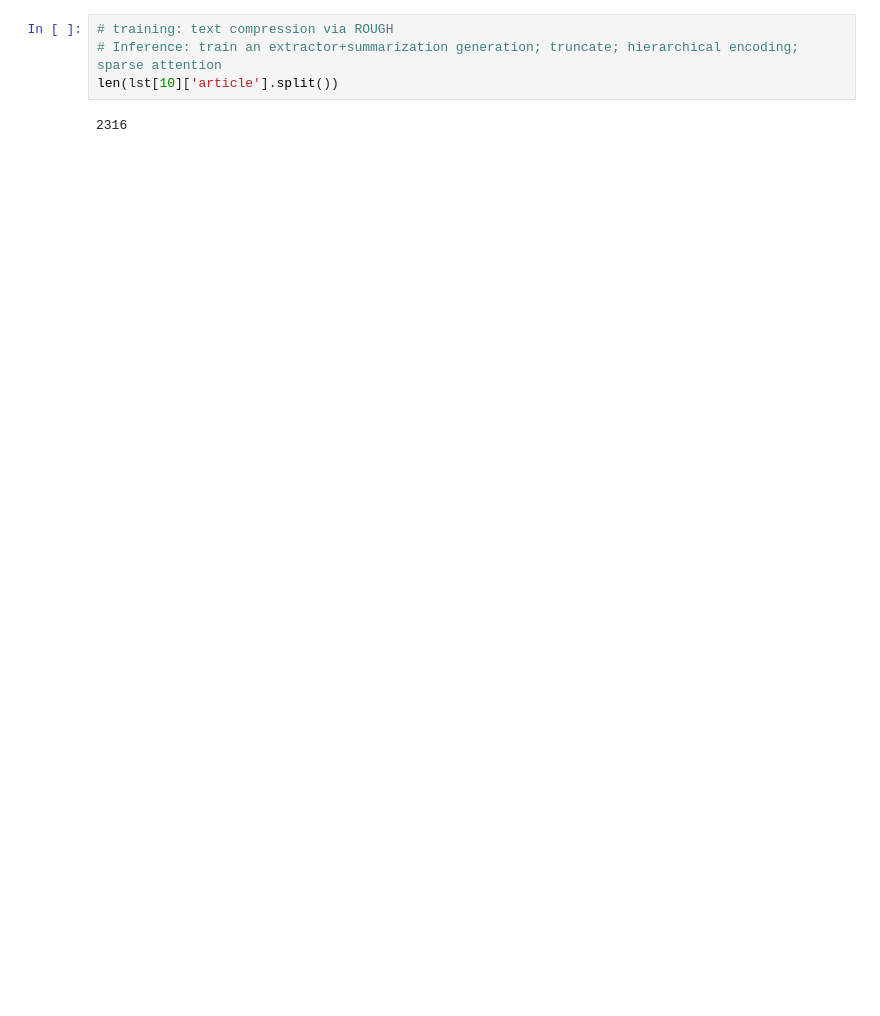
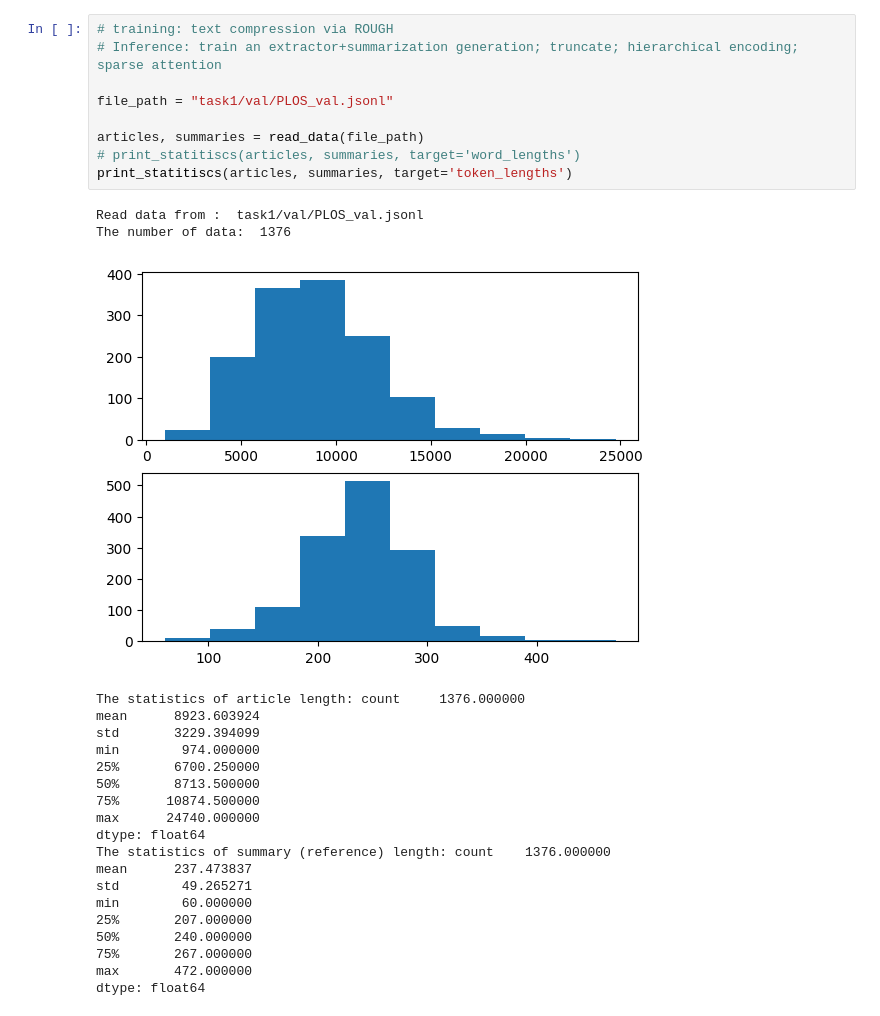
Before and after one commit to xinzhel/bio_lay_summ, a Jupyter notebook: analyze_data.ipynb, the cells around one changed output. Cells and saved outputs as stored; diff of their text form; blank space fills up the shorter version.

```diff
--- a/analyze_data.ipynb
+++ b/analyze_data.ipynb
@@ -23,6 +159,31 @@ print(len(lst))
 # %%
 # training: text compression via ROUGH
 # Inference: train an extractor+summarization generation; truncate; hierarchical encoding; sparse attention
-len(lst[10]['article'].split())
+
+file_path = "task1/val/PLOS_val.jsonl"
+
+articles, summaries = read_data(file_path)
+# print_statitiscs(articles, summaries, target='word_lengths')
+print_statitiscs(articles, summaries, target='token_lengths')
 # %% [output]
-2316
+Read data from :  task1/val/PLOS_val.jsonl
+The number of data:  1376
+[figure, added]
+The statistics of article length: count     1376.000000
+mean      8923.603924
+std       3229.394099
+min        974.000000
+25%       6700.250000
+50%       8713.500000
+75%      10874.500000
+max      24740.000000
+dtype: float64
+The statistics of summary (reference) length: count    1376.000000
+mean      237.473837
+std        49.265271
+min        60.000000
+25%       207.000000
+50%       240.000000
+75%       267.000000
+max       472.000000
+dtype: float64
```
Also changed, not shown: parts of 7 cells of this notebook, 3 other files.
